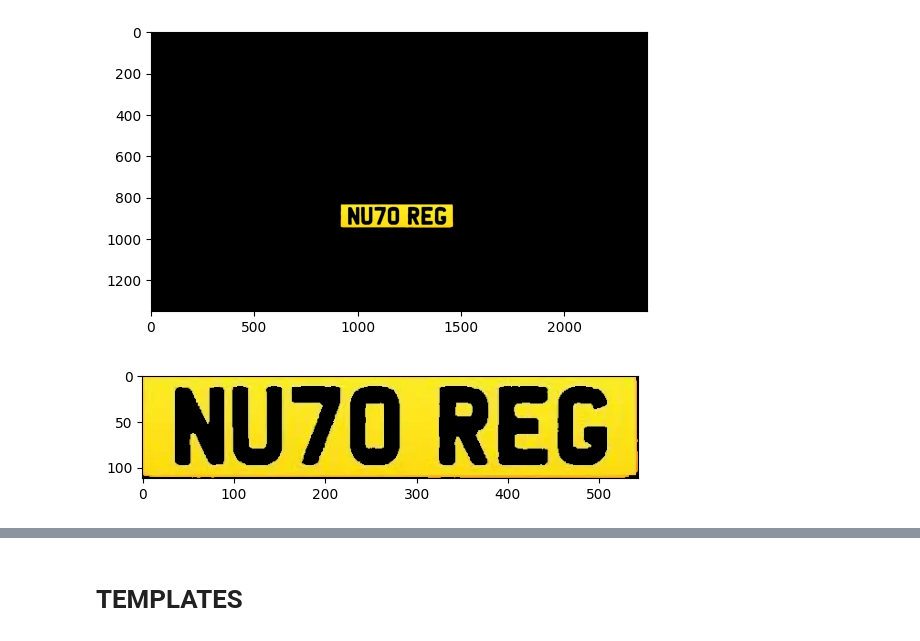
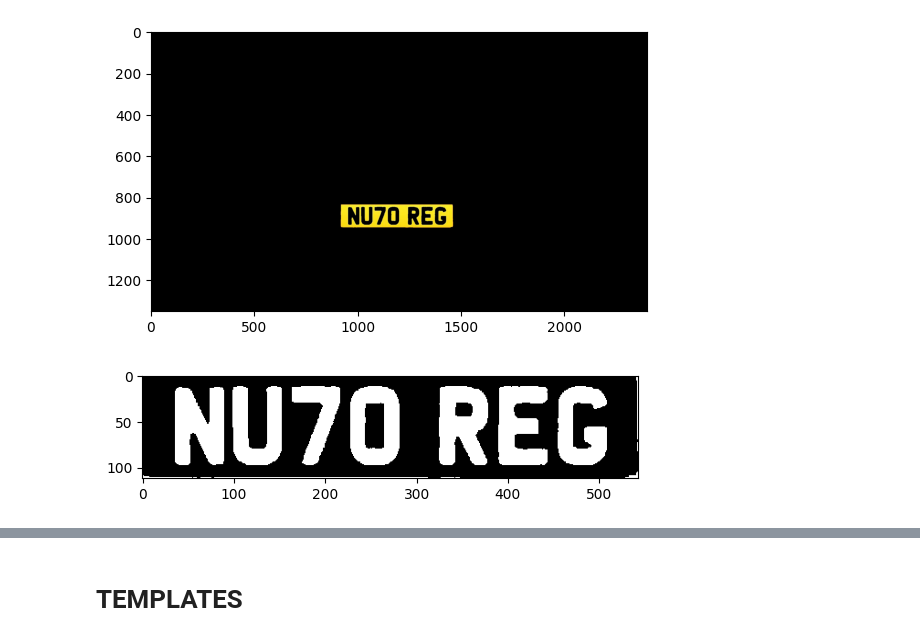
Before and after one commit to Maria-2703/License-Plate-Reader, a Jupyter notebook: enunciado_computer_vision.ipynb, the cells around one changed output, grey strips where cells are left out. Saved outputs shown, nothing was run; the diff lists cells and outputs as text; code cells hidden in the pictures.

```diff
--- a/enunciado_computer_vision.ipynb
+++ b/enunciado_computer_vision.ipynb
@@ -135,18 +135,20 @@ plt.show()
 # %%
 #We turn the image into gray scale
 gray = cv2.cvtColor(masked_img, cv2.COLOR_BGR2GRAY)
 
 #We classify every pixel with a value of 0 in the gray scale as black
 line, thresh = cv2.threshold(gray, 0, 255, cv2.THRESH_BINARY)
 
 #We locate the non zero pixels, meaning the non black ones, and their coords
 coords = cv2.findNonZero(thresh)
 x, y, w, h = cv2.boundingRect(coords)
 
 #We use those coords to trim the area we want (where the non black pixels are, meaning where the plate is)
-exp_img = masked_img[y:y+h, x:x+w]
+exp_img = thresh[y:y+h, x:x+w]
+new = 255 - exp_img  #switch the black and white to have white letters
+
 #We show the expanded plate
-plt.imshow(exp_img)
+plt.imshow(new, cmap="gray")
 plt.show()
 # %% [output]
-[figure, old version]
+[figure, new version]
```
Also changed, not shown: parts of 1 cell of this notebook.
